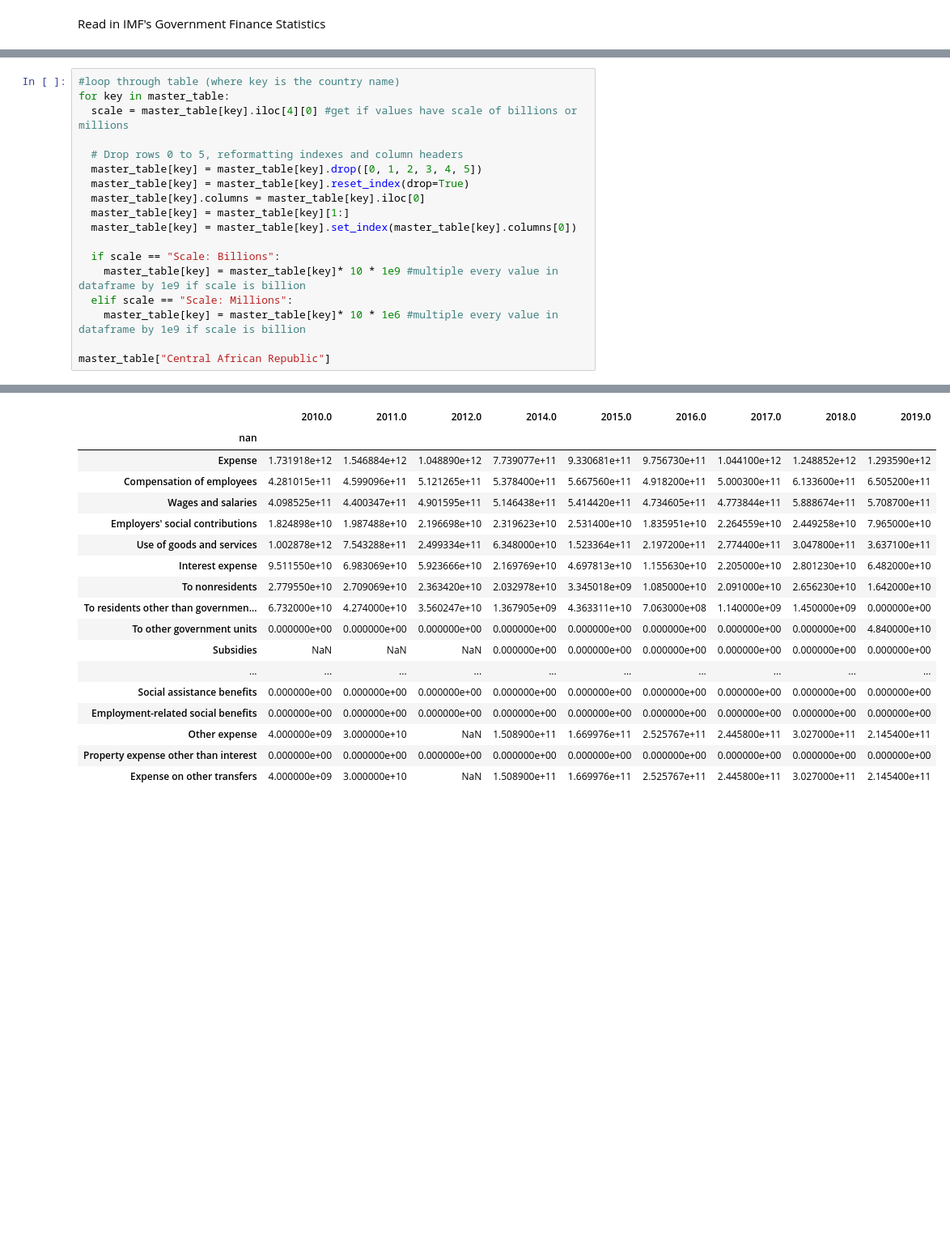
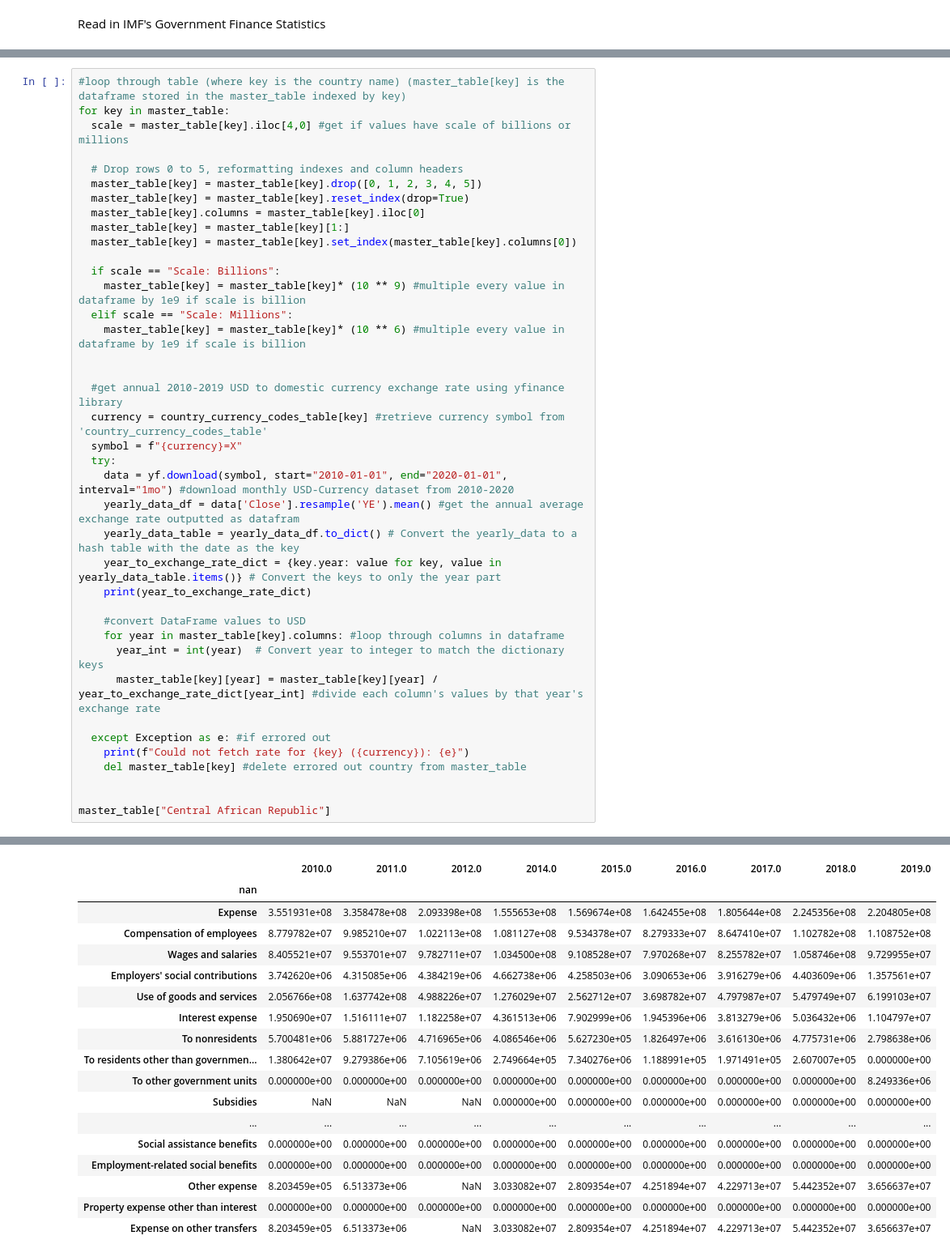
Before and after one commit to mpham8/macro-debtrelief-humancapital, a Jupyter notebook: govt-expenditures.ipynb, the cells around one changed output, grey strips where cells are left out. Shown at 81% size. Drawn from its saved outputs; the diff is of its cells as text; blank space fills up the shorter version.

```diff
--- a/govt-expenditures.ipynb
+++ b/govt-expenditures.ipynb
@@ -146,7 +148,7 @@ master_table["Central African Republic"]
 # %%
-#loop through table (where key is the country name)
+#loop through table (where key is the country name) (master_table[key] is the dataframe stored in the master_table indexed by key)
 for key in master_table:
-  scale = master_table[key].iloc[4][0] #get if values have scale of billions or millions
+  scale = master_table[key].iloc[4,0] #get if values have scale of billions or millions
 
   # Drop rows 0 to 5, reformatting indexes and column headers
   master_table[key] = master_table[key].drop([0, 1, 2, 3, 4, 5])
@@ -156,9 +158,30 @@ for key in master_table:
   master_table[key] = master_table[key].set_index(master_table[key].columns[0])
 
   if scale == "Scale: Billions":
-    master_table[key] = master_table[key]* 10 * 1e9 #multiple every value in dataframe by 1e9 if scale is billion
+    master_table[key] = master_table[key]* (10 ** 9) #multiple every value in dataframe by 1e9 if scale is billion
   elif scale == "Scale: Millions":
-    master_table[key] = master_table[key]* 10 * 1e6 #multiple every value in dataframe by 1e9 if scale is billion
+    master_table[key] = master_table[key]* (10 ** 6) #multiple every value in dataframe by 1e9 if scale is billion
+
+
+  #get annual 2010-2019 USD to domestic currency exchange rate using yfinance library
+  currency = country_currency_codes_table[key] #retrieve currency symbol from 'country_currency_codes_table'
+  symbol = f"{currency}=X"
+  try:
+    data = yf.download(symbol, start="2010-01-01", end="2020-01-01", interval="1mo") #download monthly USD-Currency dataset from 2010-2020
+    yearly_data_df = data['Close'].resample('YE').mean() #get the annual average exchange rate outputted as datafram
+    yearly_data_table = yearly_data_df.to_dict() # Convert the yearly_data to a hash table with the date as the key
+    year_to_exchange_rate_dict = {key.year: value for key, value in yearly_data_table.items()} # Convert the keys to only the year part
+    print(year_to_exchange_rate_dict)
+
+    #convert DataFrame values to USD
+    for year in master_table[key].columns: #loop through columns in dataframe
+      year_int = int(year)  # Convert year to integer to match the dictionary keys
+      master_table[key][year] = master_table[key][year] / year_to_exchange_rate_dict[year_int] #divide each column's values by that year's exchange rate
+
+  except Exception as e: #if errored out
+    print(f"Could not fetch rate for {key} ({currency}): {e}")
+    del master_table[key] #delete errored out country from master_table
+
 
 master_table["Central African Republic"]
 # %% [output]
@@ -165,18 +196,18 @@ master_table["Central African Republic"]
 |  | 2010.0 | 2011.0 | 2012.0 | 2014.0 | 2015.0 | 2016.0 | 2017.0 | 2018.0 | 2019.0 |
 | nan |  |  |  |  |  |  |  |  |  |
-| Expense | 1.731918e+12 | 1.546884e+12 | 1.048890e+12 | 7.739077e+11 | 9.330681e+11 | 9.756730e+11 | 1.044100e+12 | 1.248852e+12 | 1.293590e+12 |
-| Compensation of employees | 4.281015e+11 | 4.599096e+11 | 5.121265e+11 | 5.378400e+11 | 5.667560e+11 | 4.918200e+11 | 5.000300e+11 | 6.133600e+11 | 6.505200e+11 |
-| Wages and salaries | 4.098525e+11 | 4.400347e+11 | 4.901595e+11 | 5.146438e+11 | 5.414420e+11 | 4.734605e+11 | 4.773844e+11 | 5.888674e+11 | 5.708700e+11 |
-| Employers' social contributions | 1.824898e+10 | 1.987488e+10 | 2.196698e+10 | 2.319623e+10 | 2.531400e+10 | 1.835951e+10 | 2.264559e+10 | 2.449258e+10 | 7.965000e+10 |
-| Use of goods and services | 1.002878e+12 | 7.543288e+11 | 2.499334e+11 | 6.348000e+10 | 1.523364e+11 | 2.197200e+11 | 2.774400e+11 | 3.047800e+11 | 3.637100e+11 |
-| Interest expense | 9.511550e+10 | 6.983069e+10 | 5.923666e+10 | 2.169769e+10 | 4.697813e+10 | 1.155630e+10 | 2.205000e+10 | 2.801230e+10 | 6.482000e+10 |
-| To nonresidents | 2.779550e+10 | 2.709069e+10 | 2.363420e+10 | 2.032978e+10 | 3.345018e+09 | 1.085000e+10 | 2.091000e+10 | 2.656230e+10 | 1.642000e+10 |
-| To residents other than governmen... | 6.732000e+10 | 4.274000e+10 | 3.560247e+10 | 1.367905e+09 | 4.363311e+10 | 7.063000e+08 | 1.140000e+09 | 1.450000e+09 | 0.000000e+00 |
-| To other government units | 0.000000e+00 | 0.000000e+00 | 0.000000e+00 | 0.000000e+00 | 0.000000e+00 | 0.000000e+00 | 0.000000e+00 | 0.000000e+00 | 4.840000e+10 |
+| Expense | 3.551931e+08 | 3.358478e+08 | 2.093398e+08 | 1.555653e+08 | 1.569674e+08 | 1.642455e+08 | 1.805644e+08 | 2.245356e+08 | 2.204805e+08 |
+| Compensation of employees | 8.779782e+07 | 9.985210e+07 | 1.022113e+08 | 1.081127e+08 | 9.534378e+07 | 8.279333e+07 | 8.647410e+07 | 1.102782e+08 | 1.108752e+08 |
+| Wages and salaries | 8.405521e+07 | 9.553701e+07 | 9.782711e+07 | 1.034500e+08 | 9.108528e+07 | 7.970268e+07 | 8.255782e+07 | 1.058746e+08 | 9.729955e+07 |
+| Employers' social contributions | 3.742620e+06 | 4.315085e+06 | 4.384219e+06 | 4.662738e+06 | 4.258503e+06 | 3.090653e+06 | 3.916279e+06 | 4.403609e+06 | 1.357561e+07 |
+| Use of goods and services | 2.056766e+08 | 1.637742e+08 | 4.988226e+07 | 1.276029e+07 | 2.562712e+07 | 3.698782e+07 | 4.797987e+07 | 5.479749e+07 | 6.199103e+07 |
+| Interest expense | 1.950690e+07 | 1.516111e+07 | 1.182258e+07 | 4.361513e+06 | 7.902999e+06 | 1.945396e+06 | 3.813279e+06 | 5.036432e+06 | 1.104797e+07 |
+| To nonresidents | 5.700481e+06 | 5.881727e+06 | 4.716965e+06 | 4.086546e+06 | 5.627230e+05 | 1.826497e+06 | 3.616130e+06 | 4.775731e+06 | 2.798638e+06 |
+| To residents other than governmen... | 1.380642e+07 | 9.279386e+06 | 7.105619e+06 | 2.749664e+05 | 7.340276e+06 | 1.188991e+05 | 1.971491e+05 | 2.607007e+05 | 0.000000e+00 |
+| To other government units | 0.000000e+00 | 0.000000e+00 | 0.000000e+00 | 0.000000e+00 | 0.000000e+00 | 0.000000e+00 | 0.000000e+00 | 0.000000e+00 | 8.249336e+06 |
 | Subsidies | NaN | NaN | NaN | 0.000000e+00 | 0.000000e+00 | 0.000000e+00 | 0.000000e+00 | 0.000000e+00 | 0.000000e+00 |
 | ... | ... | ... | ... | ... | ... | ... | ... | ... | ... |
 | Social assistance benefits | 0.000000e+00 | 0.000000e+00 | 0.000000e+00 | 0.000000e+00 | 0.000000e+00 | 0.000000e+00 | 0.000000e+00 | 0.000000e+00 | 0.000000e+00 |
 | Employment-related social benefits | 0.000000e+00 | 0.000000e+00 | 0.000000e+00 | 0.000000e+00 | 0.000000e+00 | 0.000000e+00 | 0.000000e+00 | 0.000000e+00 | 0.000000e+00 |
-| Other expense | 4.000000e+09 | 3.000000e+10 | NaN | 1.508900e+11 | 1.669976e+11 | 2.525767e+11 | 2.445800e+11 | 3.027000e+11 | 2.145400e+11 |
+| Other expense | 8.203459e+05 | 6.513373e+06 | NaN | 3.033082e+07 | 2.809354e+07 | 4.251894e+07 | 4.229713e+07 | 5.442352e+07 | 3.656637e+07 |
 | Property expense other than interest | 0.000000e+00 | 0.000000e+00 | 0.000000e+00 | 0.000000e+00 | 0.000000e+00 | 0.000000e+00 | 0.000000e+00 | 0.000000e+00 | 0.000000e+00 |
-| Expense on other transfers | 4.000000e+09 | 3.000000e+10 | NaN | 1.508900e+11 | 1.669976e+11 | 2.525767e+11 | 2.445800e+11 | 3.027000e+11 | 2.145400e+11 |
+| Expense on other transfers | 8.203459e+05 | 6.513373e+06 | NaN | 3.033082e+07 | 2.809354e+07 | 4.251894e+07 | 4.229713e+07 | 5.442352e+07 | 3.656637e+07 |
```
Also changed, not shown: parts of 7 cells of this notebook.
